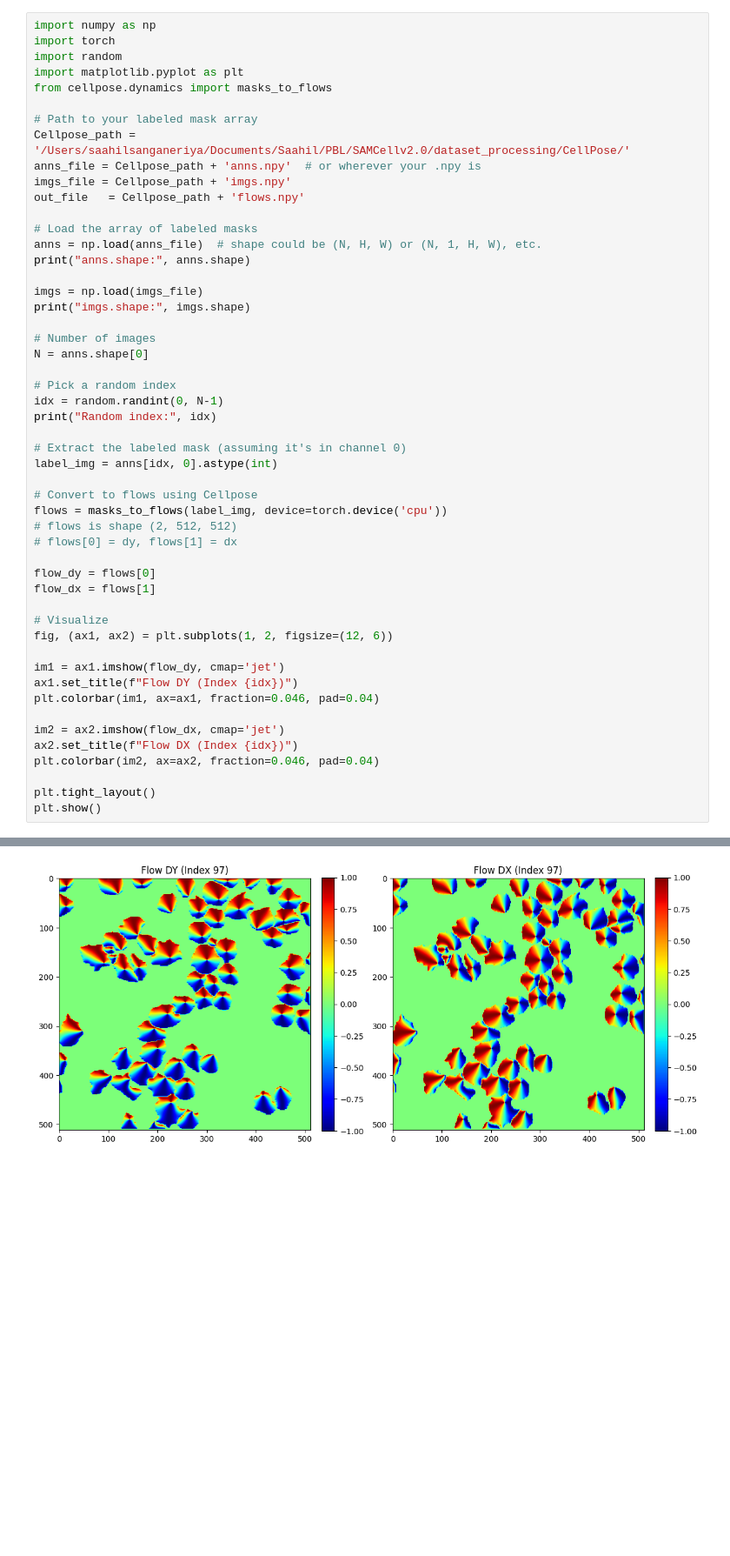
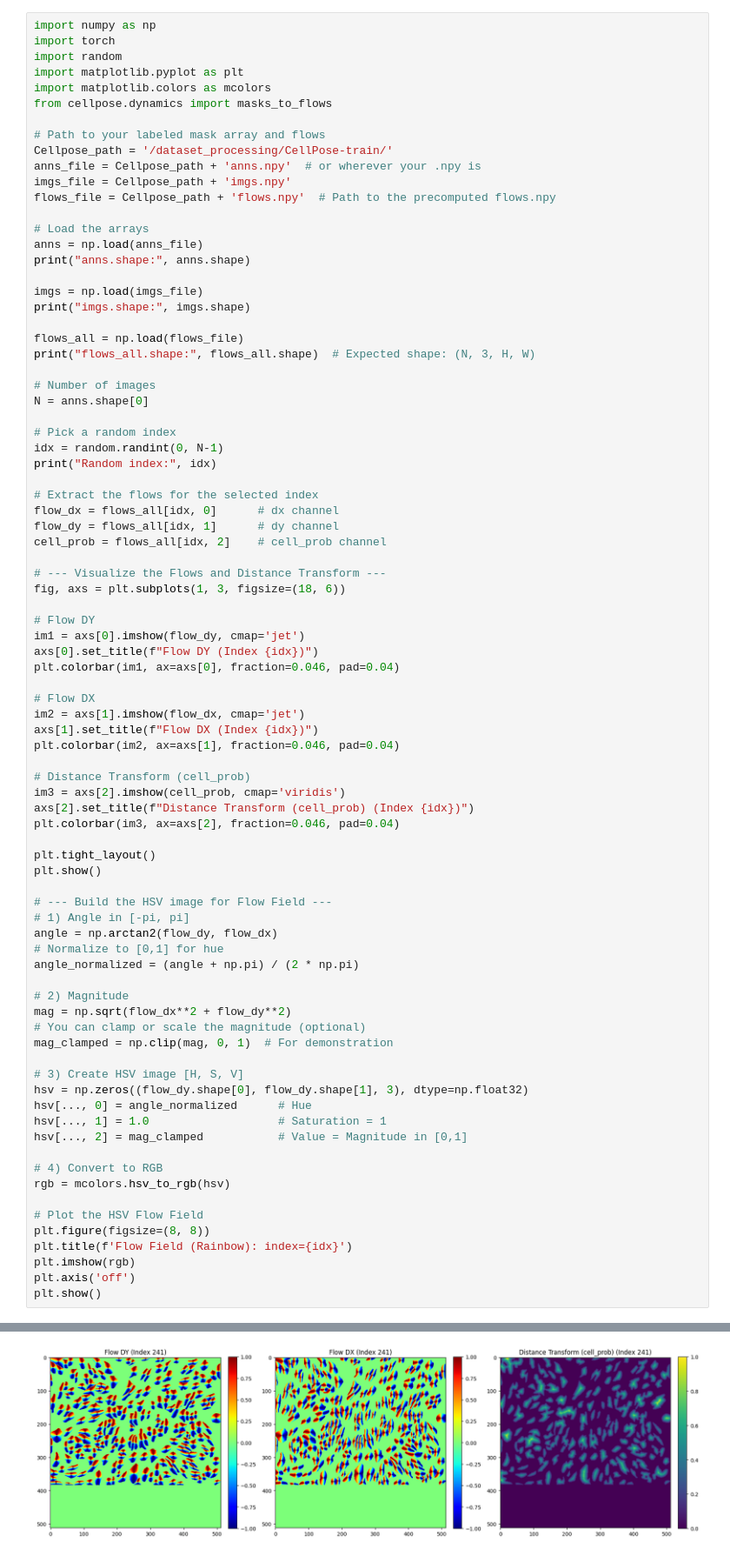
Before and after one commit to saahilsanganeriya/SAMCellv2.0, a Jupyter notebook: src/create_flows.ipynb, the cells around one changed output, grey strips where cells are left out. Shown at 87% size. Cells and saved outputs as stored; diff of their text form; blank space fills up the shorter version.

Commit message:
added flows and cell probs (distance tranforms) & implemented augmentation

```diff
--- a/src/create_flows.ipynb
+++ b/src/create_flows.ipynb
@@ -24,20 +109,24 @@ import numpy as np
 import torch
 import random
 import matplotlib.pyplot as plt
+import matplotlib.colors as mcolors
 from cellpose.dynamics import masks_to_flows
 
-# Path to your labeled mask array
-Cellpose_path = '/Users/saahilsanganeriya/Documents/Saahil/PBL/SAMCellv2.0/dataset_processing/CellPose/'
+# Path to your labeled mask array and flows
+Cellpose_path = '/dataset_processing/CellPose-train/'
 anns_file = Cellpose_path + 'anns.npy'  # or wherever your .npy is
 imgs_file = Cellpose_path + 'imgs.npy'
-out_file   = Cellpose_path + 'flows.npy'
+flows_file = Cellpose_path + 'flows.npy'  # Path to the precomputed flows.npy
 
-# Load the array of labeled masks
-anns = np.load(anns_file)  # shape could be (N, H, W) or (N, 1, H, W), etc.
+# Load the arrays
+anns = np.load(anns_file)
 print("anns.shape:", anns.shape)
 
 imgs = np.load(imgs_file)
 print("imgs.shape:", imgs.shape)
+
+flows_all = np.load(flows_file)
+print("flows_all.shape:", flows_all.shape)  # Expected shape: (N, 3, H, W)
 
 # Number of images
 N = anns.shape[0]
@@ -46,30 +135,58 @@ N = anns.shape[0]
 idx = random.randint(0, N-1)
 print("Random index:", idx)
 
-# Extract the labeled mask (assuming it's in channel 0)
-label_img = anns[idx, 0].astype(int)
+# Extract the flows for the selected index
+flow_dx = flows_all[idx, 0]      # dx channel
+flow_dy = flows_all[idx, 1]      # dy channel
+cell_prob = flows_all[idx, 2]    # cell_prob channel
 
-# Convert to flows using Cellpose
-flows = masks_to_flows(label_img, device=torch.device('cpu'))
-# flows is shape (2, 512, 512)
-# flows[0] = dy, flows[1] = dx
+# --- Visualize the Flows and Distance Transform ---
+fig, axs = plt.subplots(1, 3, figsize=(18, 6))
 
-flow_dy = flows[0]
-flow_dx = flows[1]
+# Flow DY
+im1 = axs[0].imshow(flow_dy, cmap='jet')
+axs[0].set_title(f"Flow DY (Index {idx})")
+plt.colorbar(im1, ax=axs[0], fraction=0.046, pad=0.04)
 
-# Visualize
-fig, (ax1, ax2) = plt.subplots(1, 2, figsize=(12, 6))
+# Flow DX
+im2 = axs[1].imshow(flow_dx, cmap='jet')
+axs[1].set_title(f"Flow DX (Index {idx})")
+plt.colorbar(im2, ax=axs[1], fraction=0.046, pad=0.04)
 
-im1 = ax1.imshow(flow_dy, cmap='jet')
-ax1.set_title(f"Flow DY (Index {idx})")
-plt.colorbar(im1, ax=ax1, fraction=0.046, pad=0.04)
-
-im2 = ax2.imshow(flow_dx, cmap='jet')
-ax2.set_title(f"Flow DX (Index {idx})")
-plt.colorbar(im2, ax=ax2, fraction=0.046, pad=0.04)
+# Distance Transform (cell_prob)
+im3 = axs[2].imshow(cell_prob, cmap='viridis')
+axs[2].set_title(f"Distance Transform (cell_prob) (Index {idx})")
+plt.colorbar(im3, ax=axs[2], fraction=0.046, pad=0.04)
 
 plt.tight_layout()
 plt.show()
+
+# --- Build the HSV image for Flow Field ---
+# 1) Angle in [-pi, pi]
+angle = np.arctan2(flow_dy, flow_dx)
+# Normalize to [0,1] for hue
+angle_normalized = (angle + np.pi) / (2 * np.pi)
+
+# 2) Magnitude
+mag = np.sqrt(flow_dx**2 + flow_dy**2)
+# You can clamp or scale the magnitude (optional)
+mag_clamped = np.clip(mag, 0, 1)  # For demonstration
+
+# 3) Create HSV image [H, S, V]
+hsv = np.zeros((flow_dy.shape[0], flow_dy.shape[1], 3), dtype=np.float32)
+hsv[..., 0] = angle_normalized      # Hue
+hsv[..., 1] = 1.0                   # Saturation = 1
+hsv[..., 2] = mag_clamped           # Value = Magnitude in [0,1]
+
+# 4) Convert to RGB
+rgb = mcolors.hsv_to_rgb(hsv)
+
+# Plot the HSV Flow Field
+plt.figure(figsize=(8, 8))
+plt.title(f'Flow Field (Rainbow): index={idx}')
+plt.imshow(rgb)
+plt.axis('off')
+plt.show()
 # %% [output]
 anns.shape: (540, 2, 512, 512)
 imgs.shape: (540, 512, 512)
@@ -77 +195 @@ Random index: 97
-[figure, old version]
+[figure, new version]
```
Also changed, not shown: parts of 5 cells of this notebook, 13 other files.
